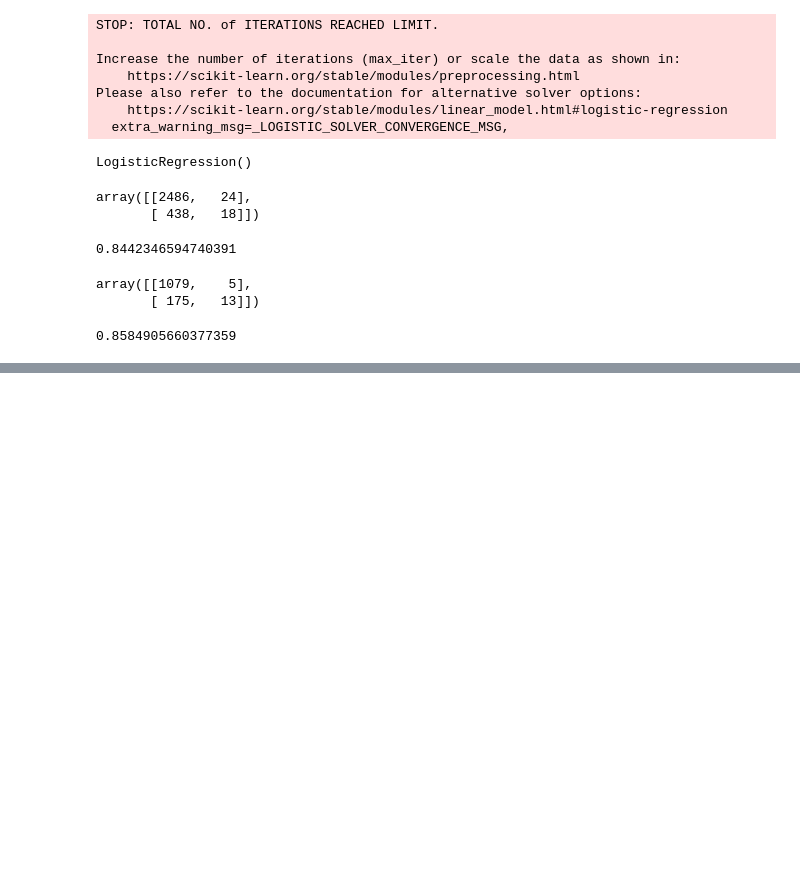
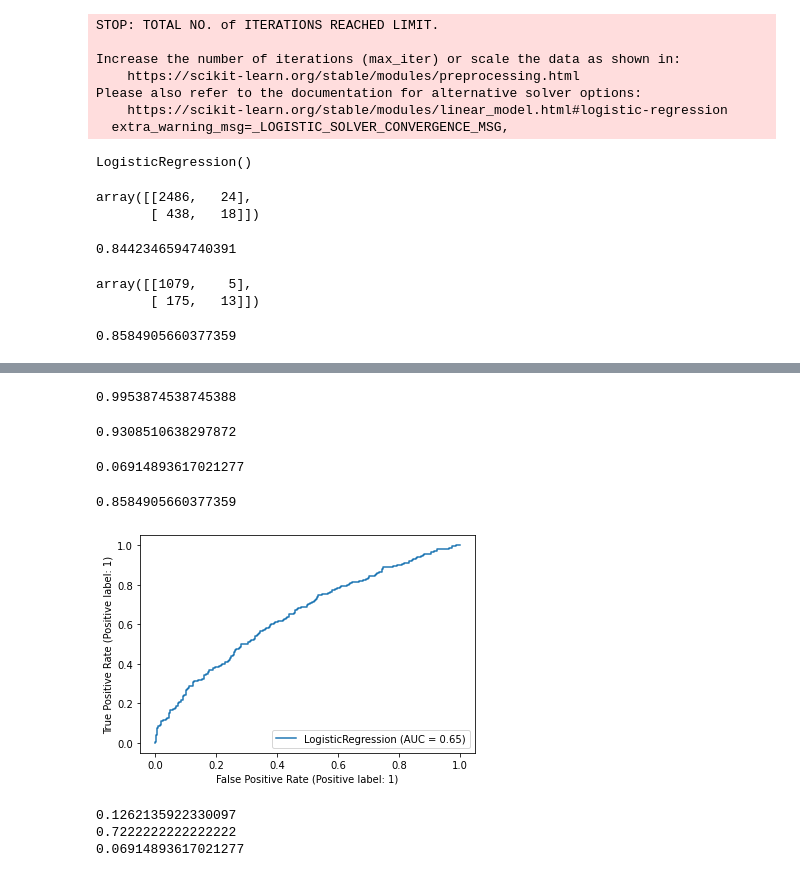
Before and after one commit to SwatiBGupta1110/ML_Regression, a Jupyter notebook: HeartDiseasePrediction.ipynb, the cells around one changed output, grey strips where cells are left out. Drawn from its saved outputs; the diff is of its cells as text; code cells hidden in the pictures; blank space fills up the shorter version.

```diff
--- a/HeartDiseasePrediction.ipynb
+++ b/HeartDiseasePrediction.ipynb
@@ -592,0 +618,21 @@ accuracy_score(y_true=y_test,y_pred=y_test_pred)
+# %%
+TPR= TP/(TP+FN)
+sensitivity=TPR
+TPR
+# %% [output]
+0.9953874538745388
+# %%
+FPR=FP/(FP+TN)
+FPR
+# %% [output]
+0.9308510638297872
+# %%
+specificity  = TN / (TN+FP)
+specificity
+# %% [output]
+0.06914893617021277
+# %%
+accuracy=(TP + TN) / float(TP + TN + FP + FN)
+accuracy
+# %% [output]
+0.8584905660377359
@@ -592,0 +642,15 @@ accuracy_score(y_true=y_test,y_pred=y_test_pred)
+# %%
+plot_roc_curve(model,X_test,y_test)
+plt.show()
+# %% [output]
+[figure, added]
+# %%
+from sklearn.metrics import f1_score,precision_score,recall_score
+
+print(f1_score(y_test,y_test_pred))
+print(precision_score(y_test,y_test_pred))
+print(recall_score(y_test,y_test_pred))
+# %% [output]
+0.1262135922330097
+0.7222222222222222
+0.06914893617021277
```
Also changed, not shown: parts of 5 cells of this notebook.
